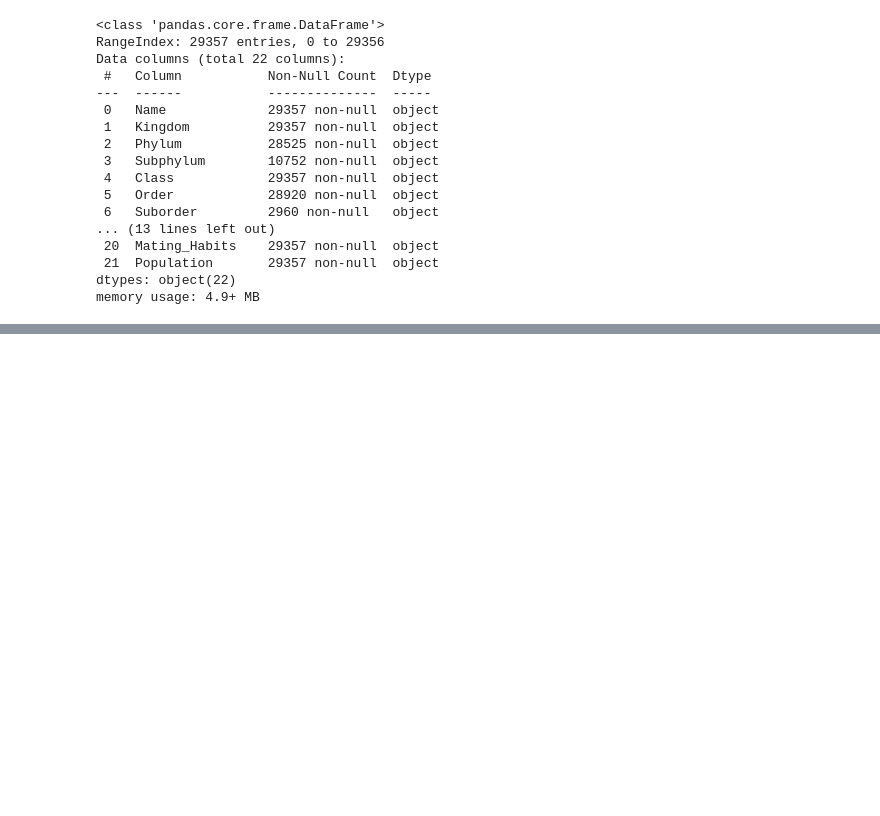
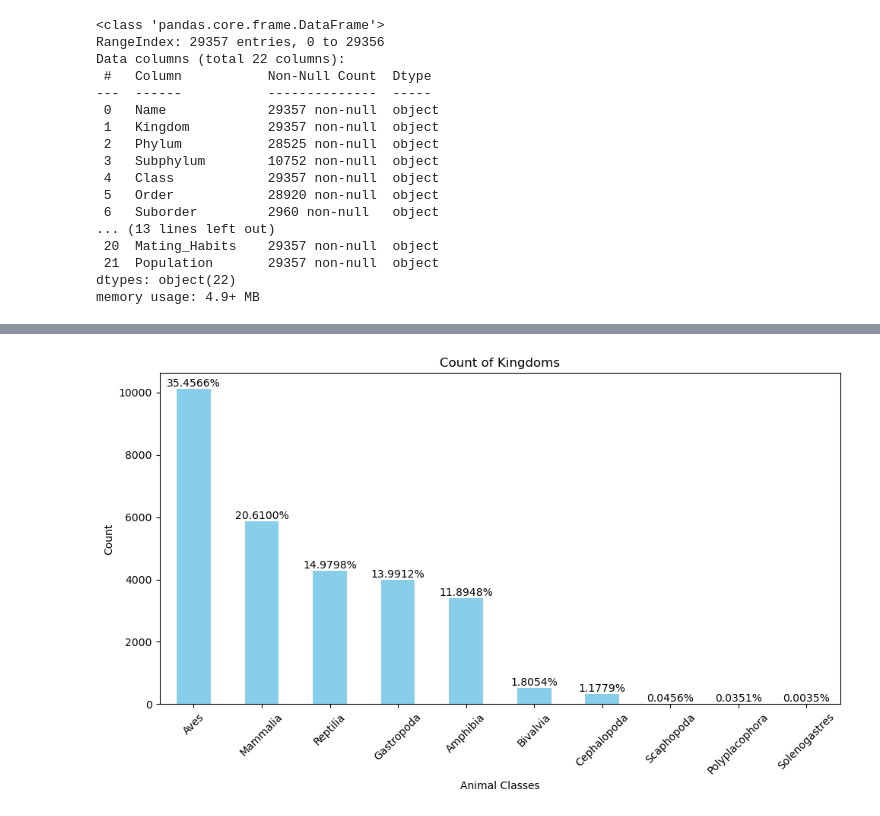
Before and after one commit to dmm4613/animal-kingdom, a Jupyter notebook: notebook.ipynb, the cells around one changed output, grey strips where cells are left out. Saved outputs shown, nothing was run; the diff lists cells and outputs as text; code cells hidden in the pictures; blank space fills up the shorter version.

Commit message:
working more on cleaning the data

```diff
--- a/notebook.ipynb
+++ b/notebook.ipynb
@@ -30,0 +170,15 @@ memory usage: 4.9+ MB
+# %%
+# create a function to parse dictionary data
+
+def parse_population_data(row):
+    try:
+        parsed = ast.literal_eval(row)
+        return parsed
+    except:
+        return {}
+# %%
+animals_filtered['parsed_population'] = animals_filtered['Population'].apply(parse_population_data)
+
+# Extract 'Population trend' and 'Population status' into new columns
+animals_filtered['population_trend'] = animals_filtered['parsed_population'].apply(lambda x: x.get('Population trend', None))
+animals_filtered['population_status'] = animals_filtered['parsed_population'].apply(lambda x: x.get('Population status', None))
@@ -30,0 +201,3 @@ memory usage: 4.9+ MB
+# %%
+# Drop the helper column if not needed
+animals_filtered = animals_filtered.drop(columns=['parsed_population'])
@@ -30,0 +214,2 @@ memory usage: 4.9+ MB
+# %%
+animals_cleaned = animals_filtered.drop(columns=['Population'])
@@ -30,0 +295,28 @@ memory usage: 4.9+ MB
+# %%
+# Count of Kingdoms
+class_counts = animals_cleaned['Class'].value_counts()
+
+# Calculate total count for percentages
+total_count = class_counts.sum()
+
+# Plot Kingdom counts
+plt.figure(figsize=(10, 6))
+ax = class_counts.plot(kind='bar', color='skyblue')
+plt.title('Count of Kingdoms')
+plt.xlabel('Animal Classes')
+plt.ylabel('Count')
+plt.xticks(rotation=45)
+plt.tight_layout()
+
+# Add the count numbers at the top of each bar
+for p in ax.patches:
+    percentage = (p.get_height() / total_count) * 100
+    ax.annotate(
+        f'{percentage:.4f}%',  # Format as a percentage
+        (p.get_x() + p.get_width() / 2., p.get_height()),  # Position at the top of the bar
+        ha='center', va='bottom'  # Center alignment
+    )
+
+plt.show()
+# %% [output]
+[figure, added]
```
Also changed, not shown: parts of 21 cells of this notebook, 1 other file.
